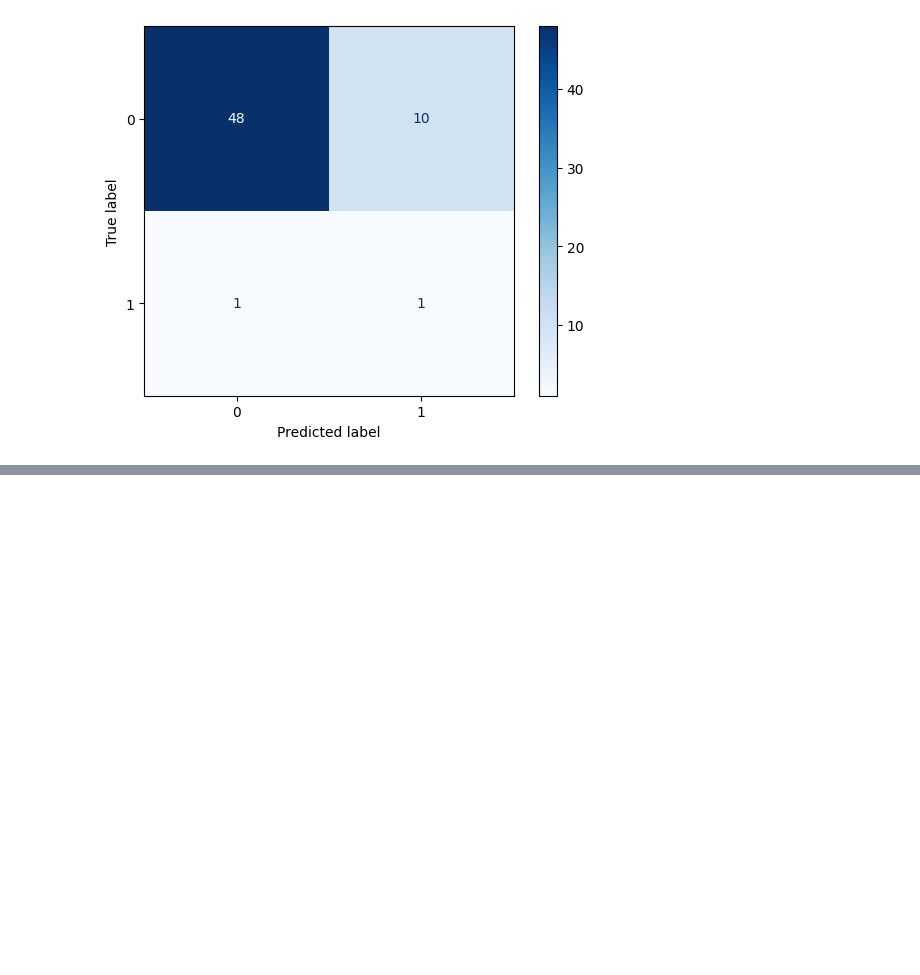
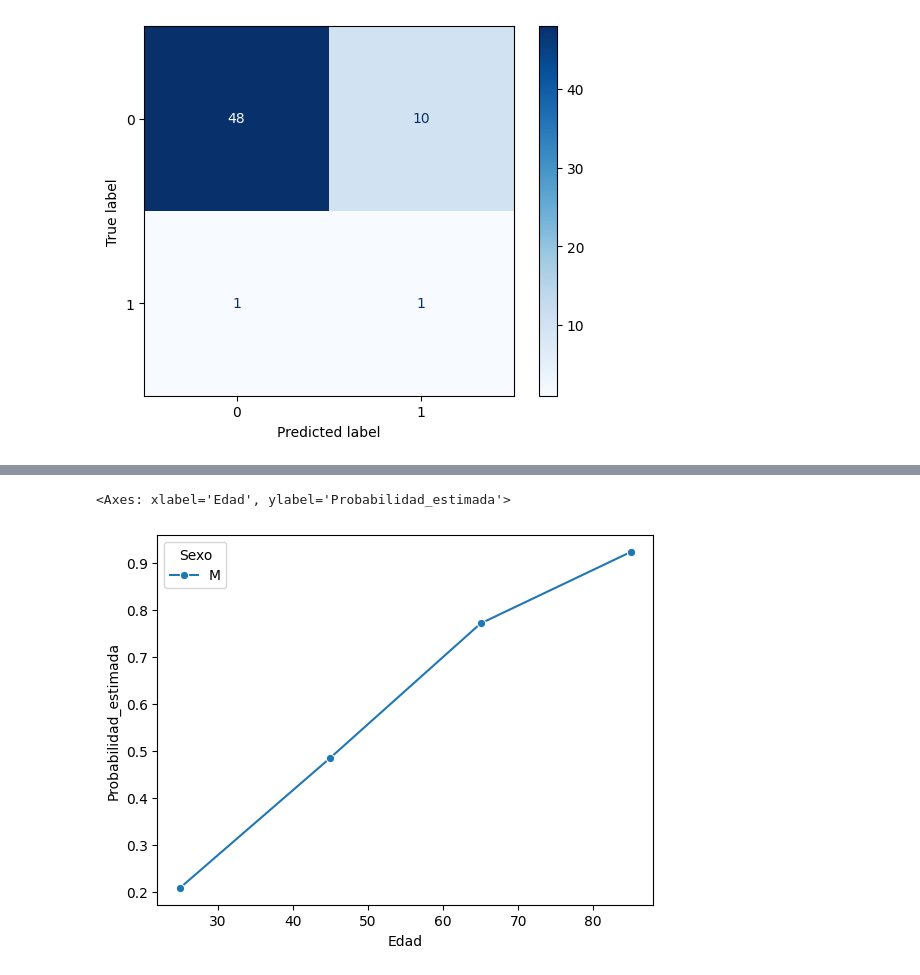
Before and after one commit to asegura4488/EDCO_IntroCienciaDatos, a Jupyter notebook: Semana3/Pandas_EstudioExploratorio.ipynb, the cells around one changed output, grey strips where cells are left out. Cells and saved outputs as stored; diff of their text form; code cells hidden in the pictures; blank space fills up the shorter version.

```diff
--- a/Semana3/Pandas_EstudioExploratorio.ipynb
+++ b/Semana3/Pandas_EstudioExploratorio.ipynb
@@ -782,3 +782,14 @@ disp.plot(cmap=plt.cm.Blues)
 plt.show()
 # %% [output]
 [figure]
+# %%
+# Perfilamiento
+perfiles = pd.DataFrame({
+    'Edad': [25,45,65,85],
+    'Sexo': ['M','M','M','M'],
+    'Tipo de contagio': ['Comunitaria'] * 4,
+    'Pertenencia étnica': [6] * 4
+})
+# %%
+perfiles['Probabilidad_estimada'] = pipeline.predict_proba(perfiles)[:,1]
+perfiles
@@ -784,0 +802,11 @@ plt.show()
+# %%
+sns.lineplot(
+    data=perfiles,
+    x='Edad',
+    y='Probabilidad_estimada',
+    hue='Sexo',
+    marker='o'
+)
+# %% [output]
+<Axes: xlabel='Edad', ylabel='Probabilidad_estimada'>
+[figure, added]
```
Also changed, not shown: parts of 2 cells of this notebook.
